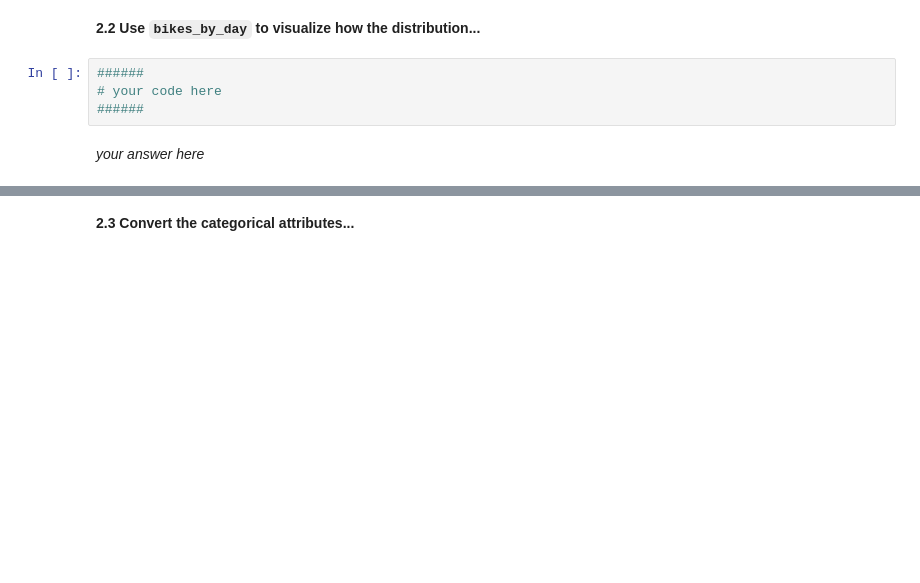
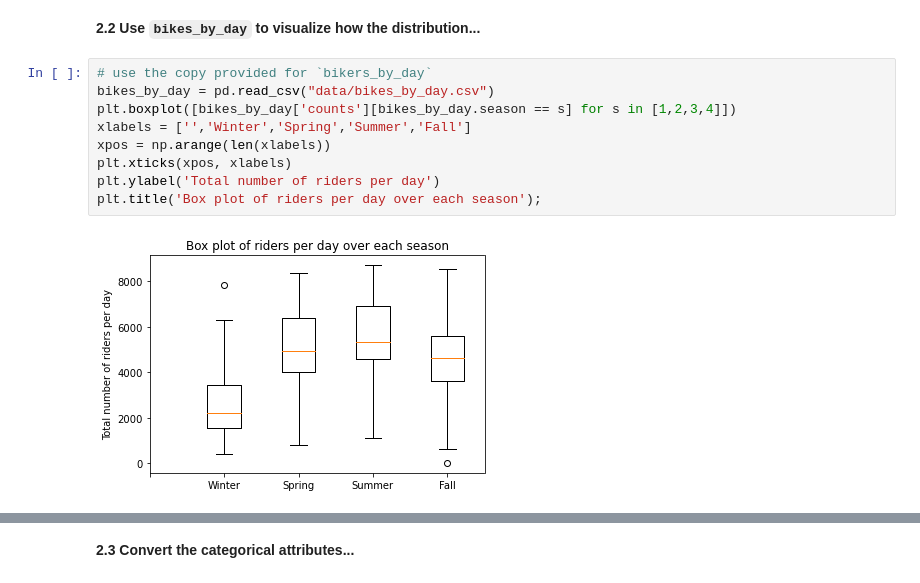
Before and after one commit to anuragmitra4/2021-s109a, a Jupyter notebook: psets/cs_s109a_hw3/cs_s109a_hw3.ipynb, the cells around one changed output, grey strips where cells are left out. Cells and saved outputs as stored; diff of their text form; blank space fills up the shorter version.

```diff
--- a/psets/cs_s109a_hw3/cs_s109a_hw3.ipynb
+++ b/psets/cs_s109a_hw3/cs_s109a_hw3.ipynb
@@ -182,8 +244,13 @@ Make a plot showing  the _distribution_ of the number of casual and registered r
 # %% [markdown]
 **2.2 Use `bikes_by_day` to visualize how the distribution...**
-# %%
-######
-# your code here
-######
-# %% [markdown]
-*your answer here*
+# %%
+# use the copy provided for `bikers_by_day`
+bikes_by_day = pd.read_csv("data/bikes_by_day.csv")
+plt.boxplot([bikes_by_day['counts'][bikes_by_day.season == s] for s in [1,2,3,4]])
+xlabels = ['','Winter','Spring','Summer','Fall']
+xpos = np.arange(len(xlabels))
+plt.xticks(xpos, xlabels)
+plt.ylabel('Total number of riders per day')
+plt.title('Box plot of riders per day over each season');
+# %% [output]
+[figure, added]
```
Also changed, not shown: parts of 48 cells of this notebook, 6 other files.
